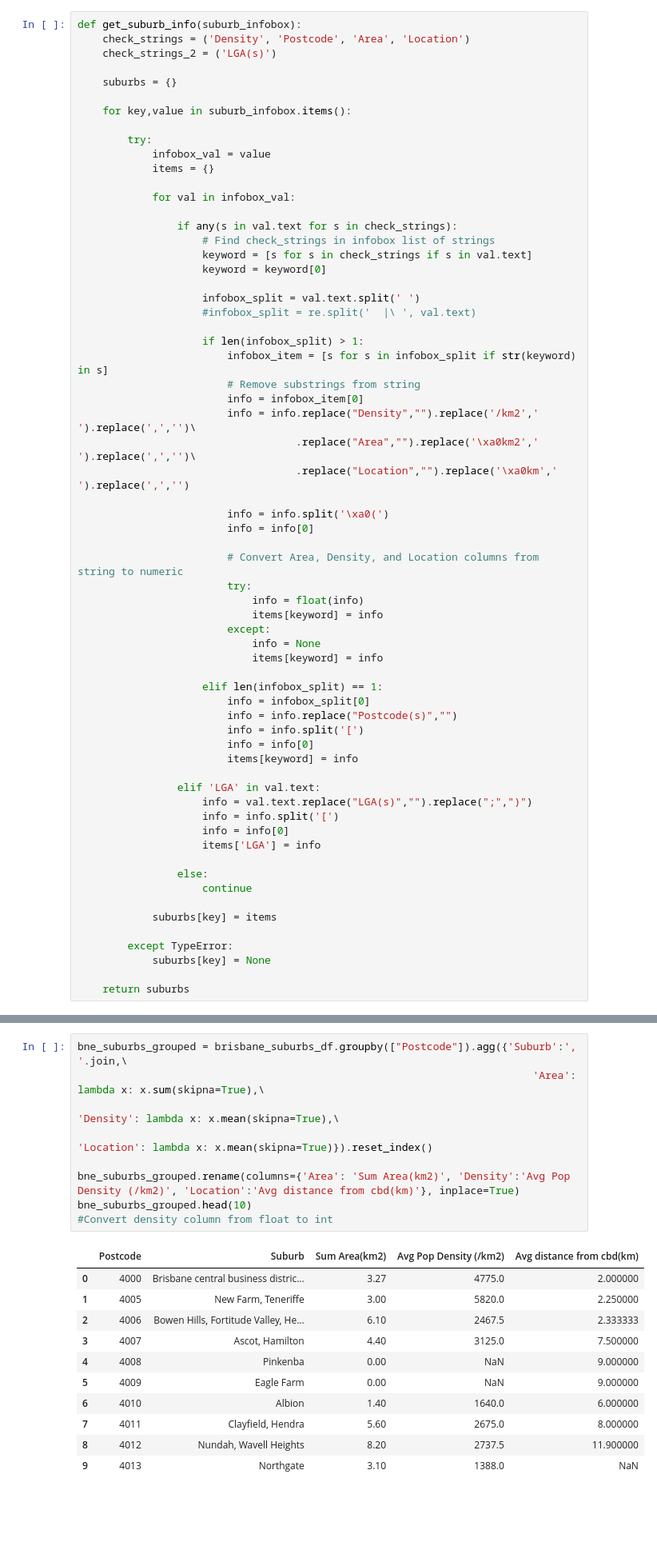
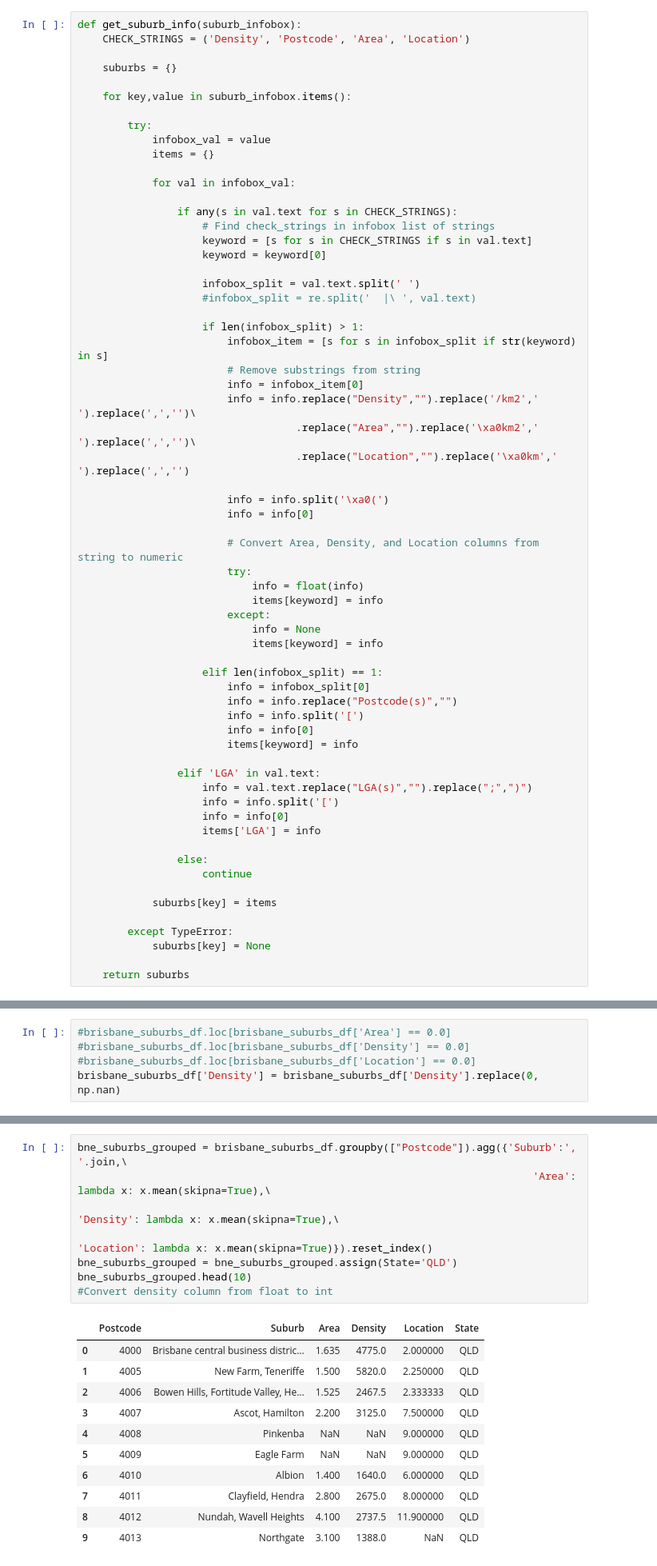
Before and after one commit to jasontran600/IBM_data_science_captstone_project, a Jupyter notebook: Melbourne_Sydney_Tasmania_migration_project/interstate_migration_project.ipynb, the cells around one changed output, grey strips where cells are left out. Shown at 80% size. Drawn from its saved outputs; the diff is of its cells as text; blank space fills up the shorter version.

```diff
--- a/Melbourne_Sydney_Tasmania_migration_project/interstate_migration_project.ipynb
+++ b/Melbourne_Sydney_Tasmania_migration_project/interstate_migration_project.ipynb
@@ -92,8 +98,7 @@ def get_suburb_wiki_infobox(wiki_urls):
 syd_suburb_infobox = get_suburb_wiki_infobox(syd_wiki_urls)
 # %%
 def get_suburb_info(suburb_infobox):
-    check_strings = ('Density', 'Postcode', 'Area', 'Location')
-    check_strings_2 = ('LGA(s)')
+    CHECK_STRINGS = ('Density', 'Postcode', 'Area', 'Location')
 
     suburbs = {}
 
@@ -105,9 +110,9 @@ def get_suburb_info(suburb_infobox):
 
             for val in infobox_val:
 
-                if any(s in val.text for s in check_strings):
+                if any(s in val.text for s in CHECK_STRINGS):
                     # Find check_strings in infobox list of strings
-                    keyword = [s for s in check_strings if s in val.text]
+                    keyword = [s for s in CHECK_STRINGS if s in val.text]
                     keyword = keyword[0]
 
                     infobox_split = val.text.split(' ')
@@ -237,0 +250,5 @@ brisbane_suburbs_df.head(10)
+# %%
+#brisbane_suburbs_df.loc[brisbane_suburbs_df['Area'] == 0.0]
+#brisbane_suburbs_df.loc[brisbane_suburbs_df['Density'] == 0.0]
+#brisbane_suburbs_df.loc[brisbane_suburbs_df['Location'] == 0.0]
+brisbane_suburbs_df['Density'] = brisbane_suburbs_df['Density'].replace(0, np.nan)
@@ -238,21 +265,20 @@ brisbane_suburbs_df.head(10)
 # %%
 bne_suburbs_grouped = brisbane_suburbs_df.groupby(["Postcode"]).agg({'Suburb':', '.join,\
-                                                                         'Area': lambda x: x.sum(skipna=True),\
+                                                                         'Area': lambda x: x.mean(skipna=True),\
                                                                          'Density': lambda x: x.mean(skipna=True),\
                                                                          'Location': lambda x: x.mean(skipna=True)}).reset_index()
-
-bne_suburbs_grouped.rename(columns={'Area': 'Sum Area(km2)', 'Density':'Avg Pop Density (/km2)', 'Location':'Avg distance from cbd(km)'}, inplace=True)
+bne_suburbs_grouped = bne_suburbs_grouped.assign(State='QLD')
 bne_suburbs_grouped.head(10)
 #Convert density column from float to int
 # %% [output]
-|  | Postcode | Suburb | Sum Area(km2) | Avg Pop Density (/km2) | Avg distance from cbd(km) |
-| 0 | 4000 | Brisbane central business distric... | 3.27 | 4775.0 | 2.000000 |
-| 1 | 4005 | New Farm, Teneriffe | 3.00 | 5820.0 | 2.250000 |
-| 2 | 4006 | Bowen Hills, Fortitude Valley, He... | 6.10 | 2467.5 | 2.333333 |
-| 3 | 4007 | Ascot, Hamilton | 4.40 | 3125.0 | 7.500000 |
-| 4 | 4008 | Pinkenba | 0.00 | NaN | 9.000000 |
-| 5 | 4009 | Eagle Farm | 0.00 | NaN | 9.000000 |
-| 6 | 4010 | Albion | 1.40 | 1640.0 | 6.000000 |
-| 7 | 4011 | Clayfield, Hendra | 5.60 | 2675.0 | 8.000000 |
-| 8 | 4012 | Nundah, Wavell Heights | 8.20 | 2737.5 | 11.900000 |
-| 9 | 4013 | Northgate | 3.10 | 1388.0 | NaN |
+|  | Postcode | Suburb | Area | Density | Location | State |
+| 0 | 4000 | Brisbane central business distric... | 1.635 | 4775.0 | 2.000000 | QLD |
+| 1 | 4005 | New Farm, Teneriffe | 1.500 | 5820.0 | 2.250000 | QLD |
+| 2 | 4006 | Bowen Hills, Fortitude Valley, He... | 1.525 | 2467.5 | 2.333333 | QLD |
+| 3 | 4007 | Ascot, Hamilton | 2.200 | 3125.0 | 7.500000 | QLD |
+| 4 | 4008 | Pinkenba | NaN | NaN | 9.000000 | QLD |
+| 5 | 4009 | Eagle Farm | NaN | NaN | 9.000000 | QLD |
+| 6 | 4010 | Albion | 1.400 | 1640.0 | 6.000000 | QLD |
+| 7 | 4011 | Clayfield, Hendra | 2.800 | 2675.0 | 8.000000 | QLD |
+| 8 | 4012 | Nundah, Wavell Heights | 4.100 | 2737.5 | 11.900000 | QLD |
+| 9 | 4013 | Northgate | 3.100 | 1388.0 | NaN | QLD |
```
Also changed, not shown: parts of 104 cells of this notebook.
